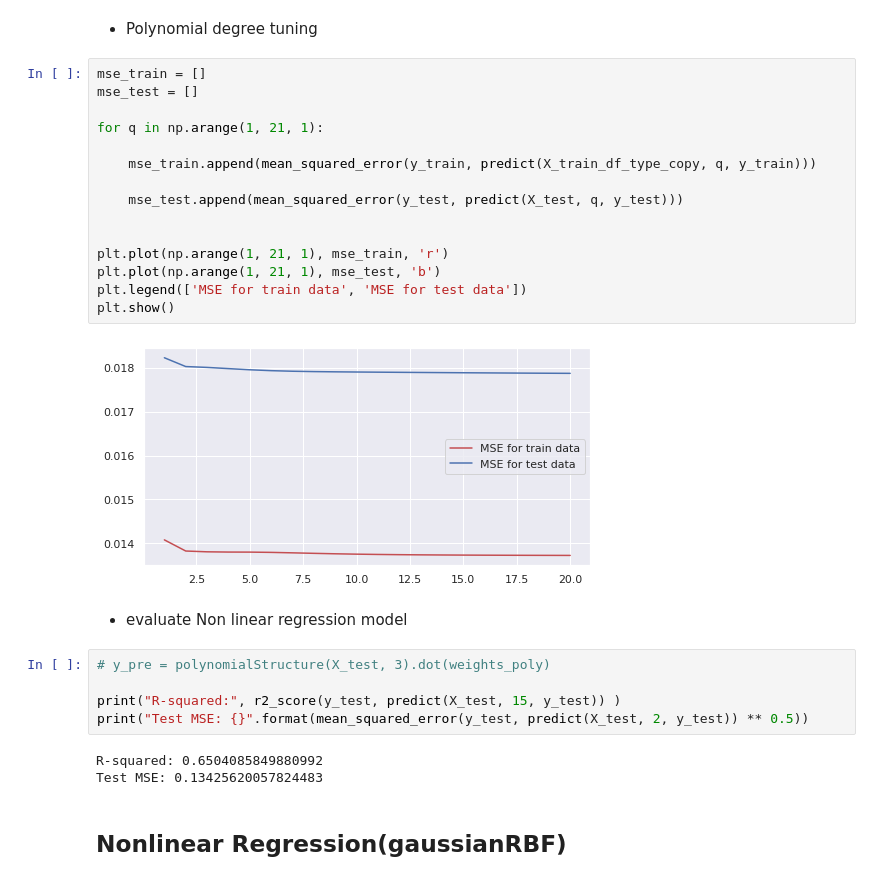
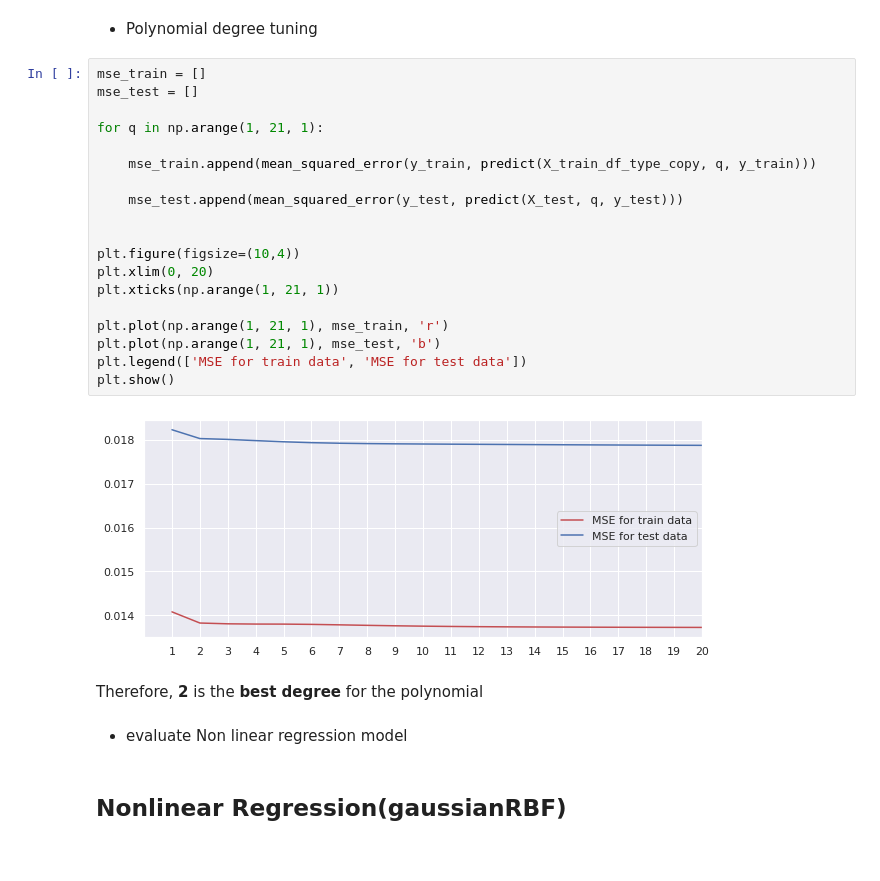
Before and after one commit to MahdiTadayon/My-Projects, a Jupyter notebook: regression/MedicalCostPersonal .ipynb, the cells around one changed output. Saved outputs shown, nothing was run; the diff lists cells and outputs as text.

Commit message:
tune poly degree

```diff
--- a/regression/MedicalCostPersonal .ipynb
+++ b/regression/MedicalCostPersonal .ipynb
@@ -515,30 +515,28 @@ def predict(X, Q, y):
 # %%
 mse_train = []
 mse_test = []
 
 for q in np.arange(1, 21, 1):
 
     mse_train.append(mean_squared_error(y_train, predict(X_train_df_type_copy, q, y_train)))
 
     mse_test.append(mean_squared_error(y_test, predict(X_test, q, y_test)))
 
 
+plt.figure(figsize=(10,4))
+plt.xlim(0, 20)
+plt.xticks(np.arange(1, 21, 1))
+
 plt.plot(np.arange(1, 21, 1), mse_train, 'r')
 plt.plot(np.arange(1, 21, 1), mse_test, 'b')
 plt.legend(['MSE for train data', 'MSE for test data'])
 plt.show()
 # %% [output]
-[figure, old version]
+[figure, new version]
+# %% [markdown]
+Therefore, **2** is the **best degree** for the polynomial
 # %% [markdown]
 * evaluate Non linear regression model
-# %%
-# y_pre = polynomialStructure(X_test, 3).dot(weights_poly)
-
-print("R-squared:", r2_score(y_test, predict(X_test, 15, y_test)) )
-print("Test MSE: {}".format(mean_squared_error(y_test, predict(X_test, 2, y_test)) ** 0.5))
-# %% [output]
-R-squared: 0.6504085849880992
-Test MSE: 0.13425620057824483
 # %% [markdown]
 ## Nonlinear Regression(gaussianRBF)
 # %%
```
Also changed, not shown: 1 other file.
